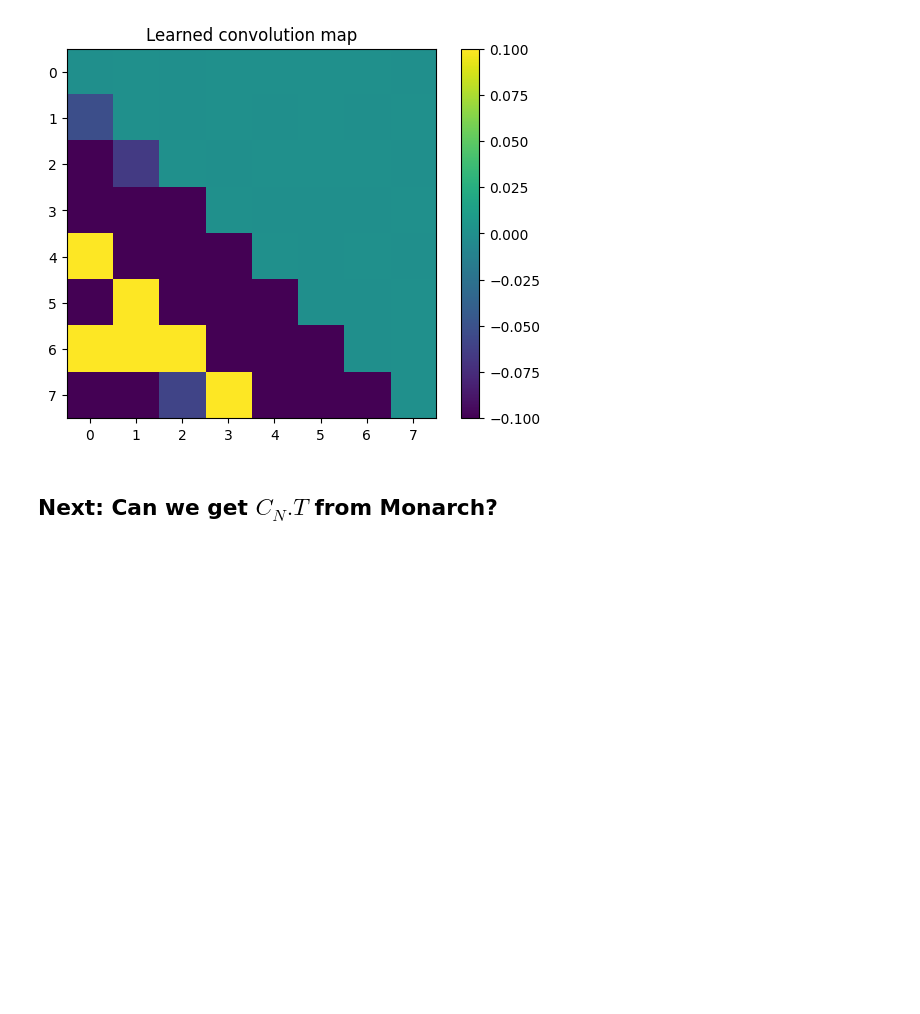
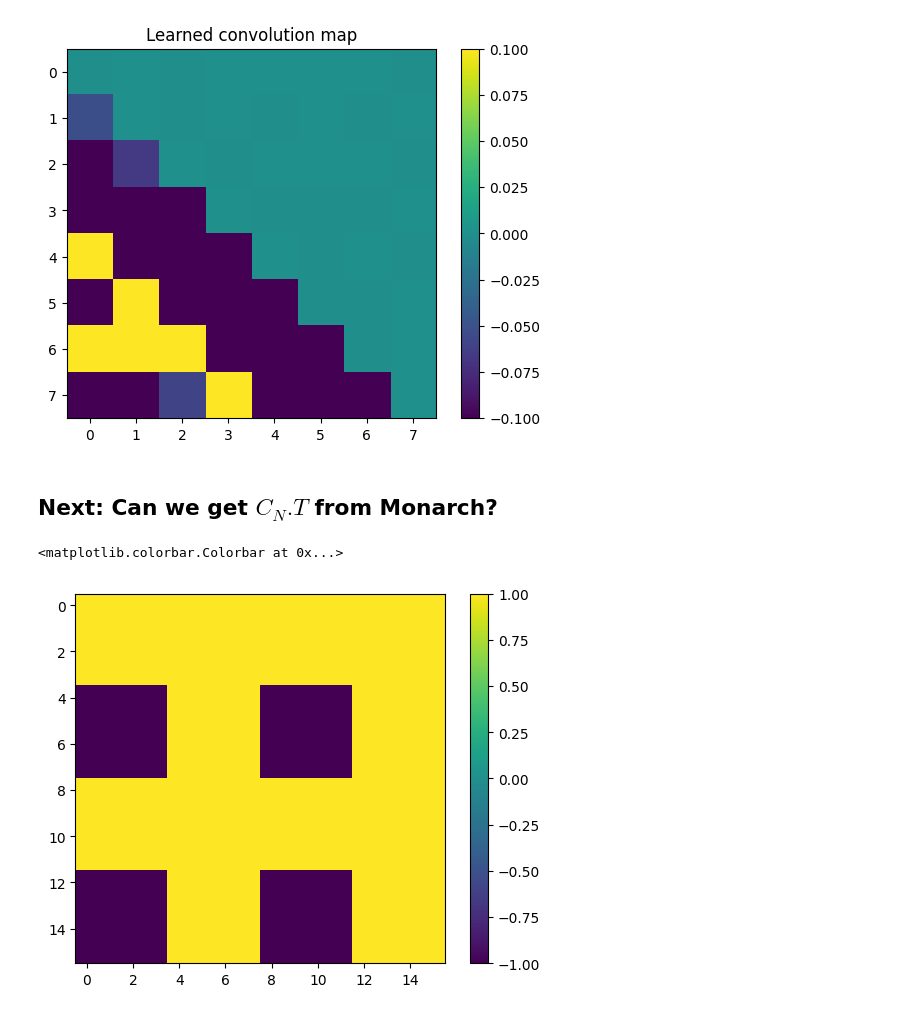
Before and after one commit to DanFu09/aquarium, a Jupyter notebook: notebooks/test_chebyshev_monarch.ipynb, the cells around one changed output. Saved outputs shown, nothing was run; the diff lists cells and outputs as text; code cells hidden in the pictures; blank space fills up the shorter version.

```diff
--- a/notebooks/test_chebyshev_monarch.ipynb
+++ b/notebooks/test_chebyshev_monarch.ipynb
@@ -23,6 +23,18 @@ def ref_dft_matrix(N):
     # M = torch.exp(-2j * torch.pi * n * k / N)
     # return torch.view_as_real(M)
     M = torch.flip(torch.cos(torch.pi * n * (k + 0.5) / N), dims=(1,))
+    return M
+
+def ref_sin_matrix(N):
+    """Compute the DFT matrix of size N x N.
+
+    This is where we could add extra compute for free."""
+    n = torch.arange(N)
+    # n = torch.arange(N).cuda()
+    k = n.view(-1, 1)
+    # M = torch.exp(-2j * torch.pi * n * k / N)
+    # return torch.view_as_real(M)
+    M = torch.flip(torch.sin(torch.pi * n * (k + 0.5) / N), dims=(1,))
     return M
 
 def ref_idft_matrix(N):
@@ -450,6 +462,19 @@ show_conv(shifted_cheb_matrix(nearest_square, 0.0, 0.5).T)
 [figure]
 # %% [markdown]
 ## Next: Can we get $C_N.T$ from Monarch?
+# %%
+mod2 = torch.ones(nearest_square, nearest_square)
+for i in range(sqrt_N):
+    for j in range(sqrt_N):
+        if (i * j) % 2 != 0:
+            mod2[i * sqrt_N : (i + 1) * sqrt_N, j * sqrt_N : (j + 1) * sqrt_N] = -1
+mod2 = torch.flip(mod2, dims=(1,))
+# plt.title('mod')
+plt.imshow(mod2)
+plt.colorbar()
+# %% [output]
+<matplotlib.colorbar.Colorbar at 0x...>
+[figure, added]
 # %%
 P = get_P_matrix(nearest_square, sqrt_N)
 
```
Also changed, not shown: parts of 17 cells of this notebook.
